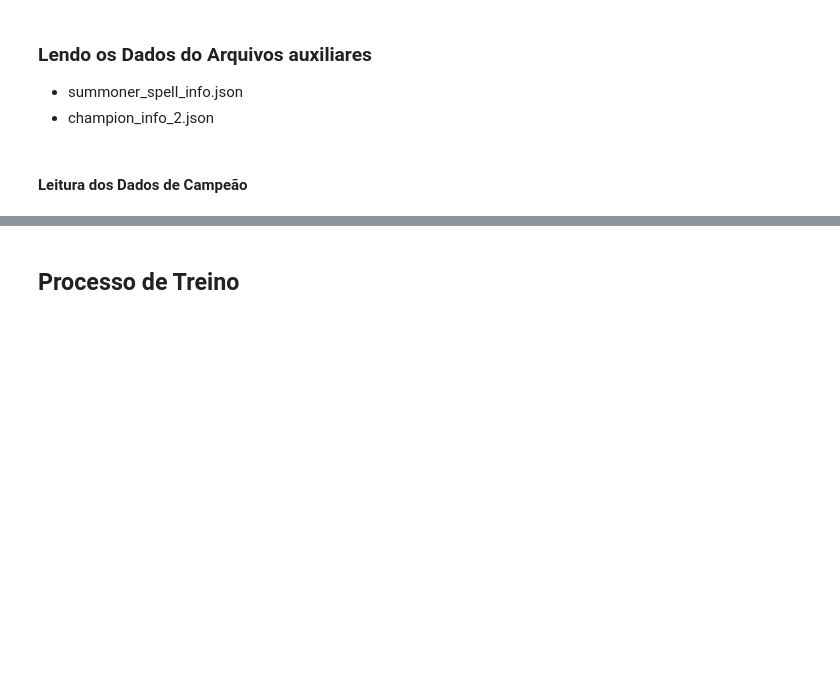
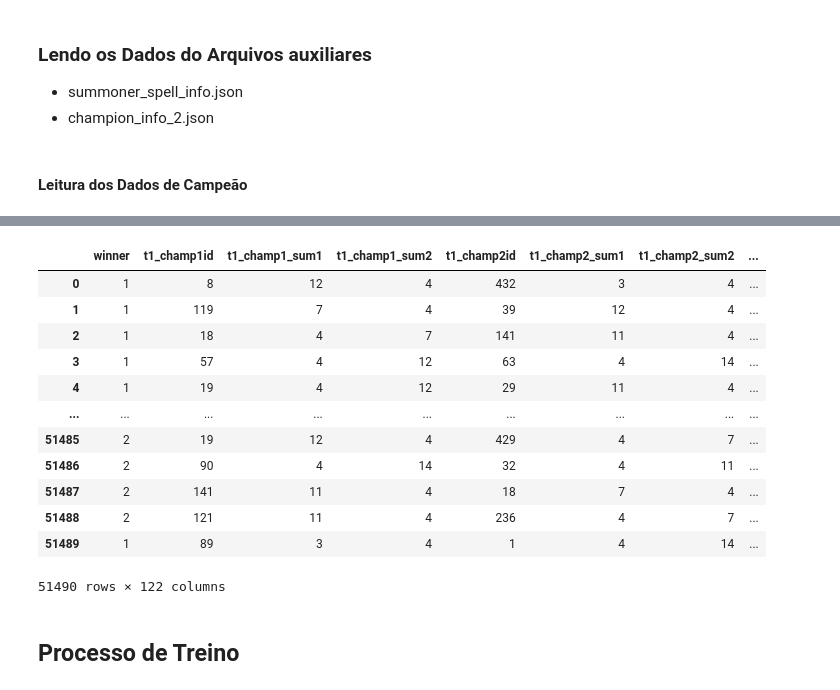
Before and after one commit to HenrickyL/ML2023-HenrickyLima, a Jupyter notebook: Tabalho01/trabalho_PreMatch.ipynb, the cells around one changed output, grey strips where cells are left out. Saved outputs shown, nothing was run; the diff lists cells and outputs as text; code cells hidden in the pictures; blank space fills up the shorter version.

```diff
--- a/Tabalho01/trabalho_PreMatch.ipynb
+++ b/Tabalho01/trabalho_PreMatch.ipynb
@@ -87,0 +89,18 @@ with open('champions_info_modified.json') as file:
+# %%
+# Vetorização das tags de campeões para cada time e campeão
+for team in ['t1', 't2']:
+    for champ in range(1, 6):
+        champ_id_col = f'{team}_champ{champ}id'
+        champ_tags_col = f'{team}_champ{champ}_tags'
+
+        df[champ_tags_col] = df[champ_id_col].map(lambda x: champions_data['data'][str(int(x))]['tags'] if pd.notnull(x) else None)
+
+        # Vetorização one-hot para as tags de campeões
+        champ_tags_encoded = pd.get_dummies(df[champ_tags_col].apply(pd.Series).stack()).sum(level=0)
+        champ_tags_encoded = champ_tags_encoded.add_prefix(f'{champ_tags_col}_')
+
+        # Concatenar as colunas codificadas no DataFrame principal
+        df = pd.concat([df, champ_tags_encoded], axis=1)
+
+# Exibir DataFrame com as colunas codificadas
+print(df)
@@ -88,3 +125,19 @@ with open('champions_info_modified.json') as file:
+# %%
+df
+# %% [output]
+|  | winner | t1_champ1id | t1_champ1_sum1 | t1_champ1_sum2 | t1_champ2id | t1_champ2_sum1 | t1_champ2_sum2 | ... |
+| 0 | 1 | 8 | 12 | 4 | 432 | 3 | 4 | ... |
+| 1 | 1 | 119 | 7 | 4 | 39 | 12 | 4 | ... |
+| 2 | 1 | 18 | 4 | 7 | 141 | 11 | 4 | ... |
+| 3 | 1 | 57 | 4 | 12 | 63 | 4 | 14 | ... |
+| 4 | 1 | 19 | 4 | 12 | 29 | 11 | 4 | ... |
+| ... | ... | ... | ... | ... | ... | ... | ... | ... |
+| 51485 | 2 | 19 | 12 | 4 | 429 | 4 | 7 | ... |
+| 51486 | 2 | 90 | 4 | 14 | 32 | 4 | 11 | ... |
+| 51487 | 2 | 141 | 11 | 4 | 18 | 7 | 4 | ... |
+| 51488 | 2 | 121 | 11 | 4 | 236 | 4 | 7 | ... |
+| 51489 | 1 | 89 | 3 | 4 | 1 | 4 | 14 | ... |
+51490 rows × 122 columns
 # %%
 # # Defina a tag desejada
 # tag_desejada = 'Support'
```
Also changed, not shown: parts of 8 cells of this notebook, 2 other files.
